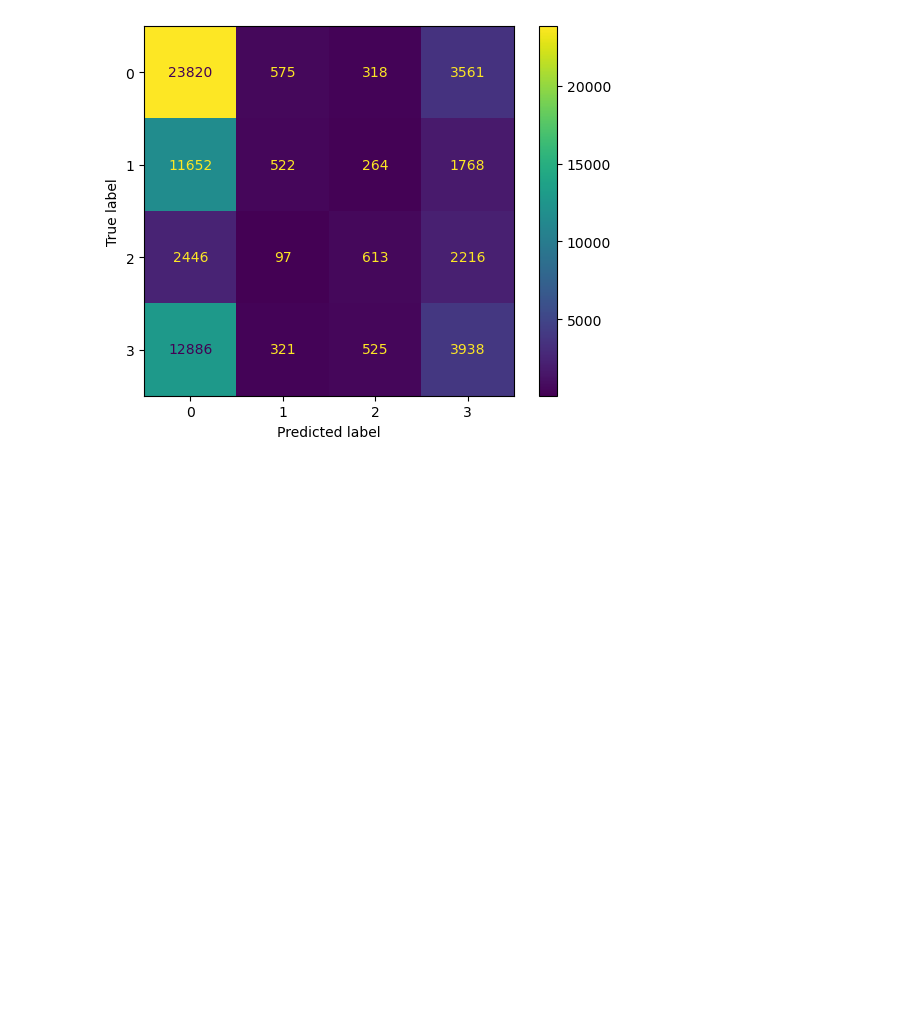
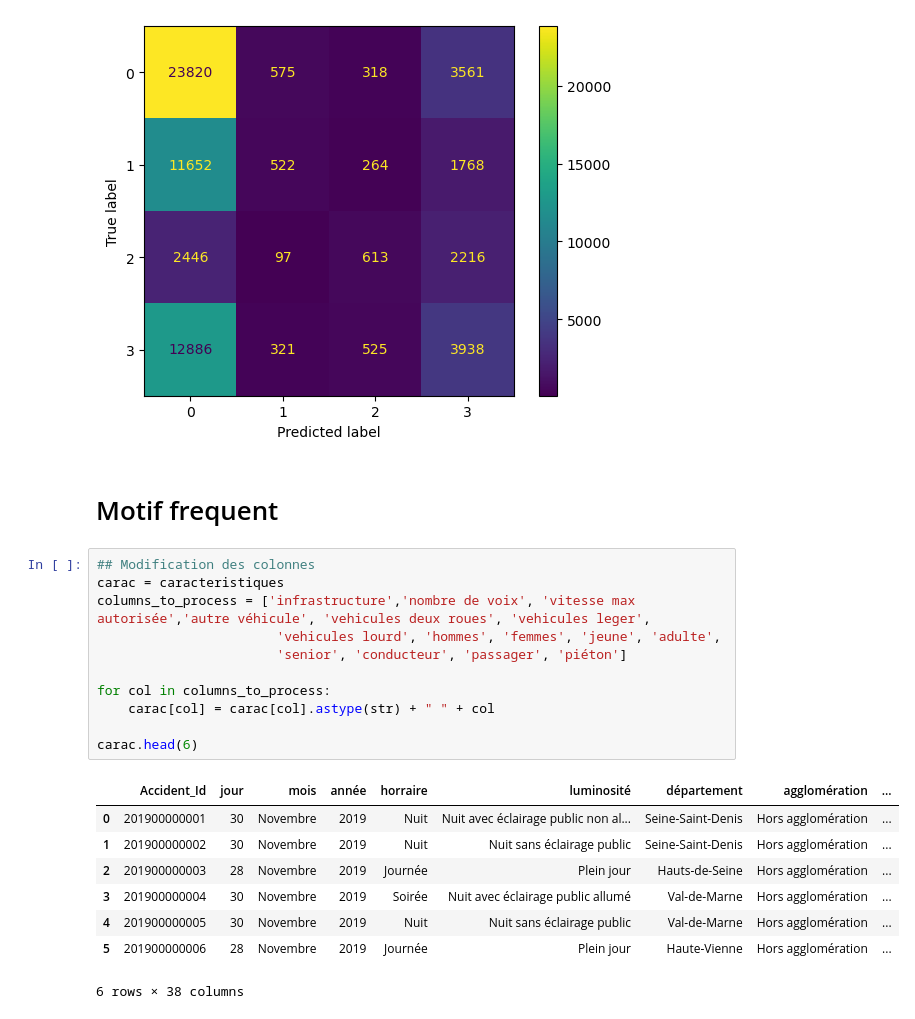
Before and after one commit to TheGooodDev/TPDataMiningRoute, a Jupyter notebook: Main.ipynb, the cells around one changed output. Drawn from its saved outputs; the diff is of its cells as text; blank space fills up the shorter version.

Commit message:
Add Motif frequent

```diff
--- a/Main.ipynb
+++ b/Main.ipynb
@@ -592,3 +627,25 @@ Precision for each class: [0.46886072 0.34455446 0.35639535 0.34294174]
 Weighted Precision: 0.399
 <sklearn.metrics._plot.confusion_matrix.ConfusionMatrixDisplay at 0x...>
 [figure]
+# %% [markdown]
+# Motif frequent
+# %%
+## Modification des colonnes
+carac = caracteristiques
+columns_to_process = ['infrastructure','nombre de voix', 'vitesse max autorisée','autre véhicule', 'vehicules deux roues', 'vehicules leger',
+                       'vehicules lourd', 'hommes', 'femmes', 'jeune', 'adulte',
+                       'senior', 'conducteur', 'passager', 'piéton']
+
+for col in columns_to_process:
+    carac[col] = carac[col].astype(str) + " " + col
+
+carac.head(6)
+# %% [output]
+|  | Accident_Id | jour | mois | année | horraire | luminosité | département | agglomération | ... |
+| 0 | 201900000001 | 30 | Novembre | 2019 | Nuit | Nuit avec éclairage public non al... | Seine-Saint-Denis | Hors agglomération | ... |
+| 1 | 201900000002 | 30 | Novembre | 2019 | Nuit | Nuit sans éclairage public | Seine-Saint-Denis | Hors agglomération | ... |
+| 2 | 201900000003 | 28 | Novembre | 2019 | Journée | Plein jour | Hauts-de-Seine | Hors agglomération | ... |
+| 3 | 201900000004 | 30 | Novembre | 2019 | Soirée | Nuit avec éclairage public allumé | Val-de-Marne | Hors agglomération | ... |
+| 4 | 201900000005 | 30 | Novembre | 2019 | Nuit | Nuit sans éclairage public | Val-de-Marne | Hors agglomération | ... |
+| 5 | 201900000006 | 28 | Novembre | 2019 | Journée | Plein jour | Haute-Vienne | Hors agglomération | ... |
+6 rows × 38 columns
```
Also changed, not shown: parts of 9 cells of this notebook.
